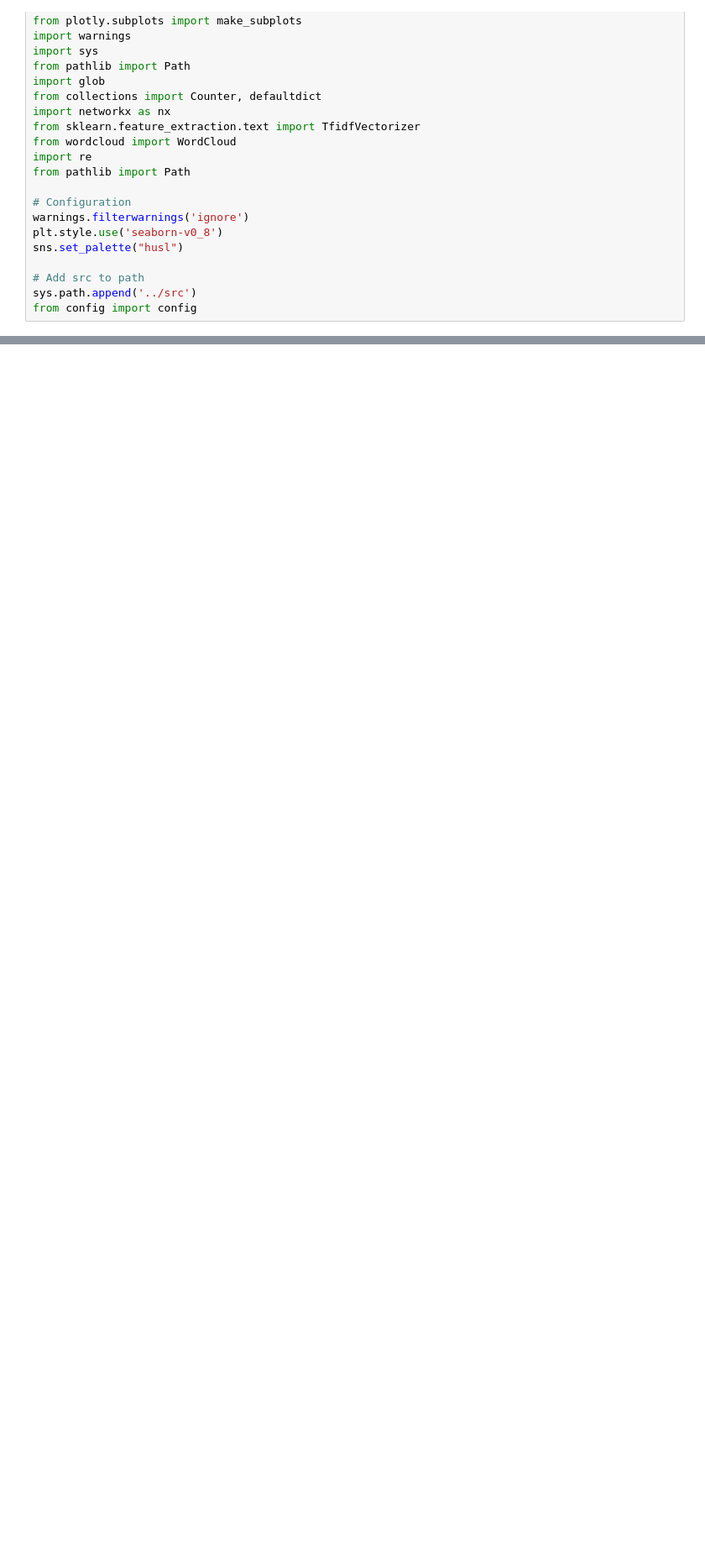
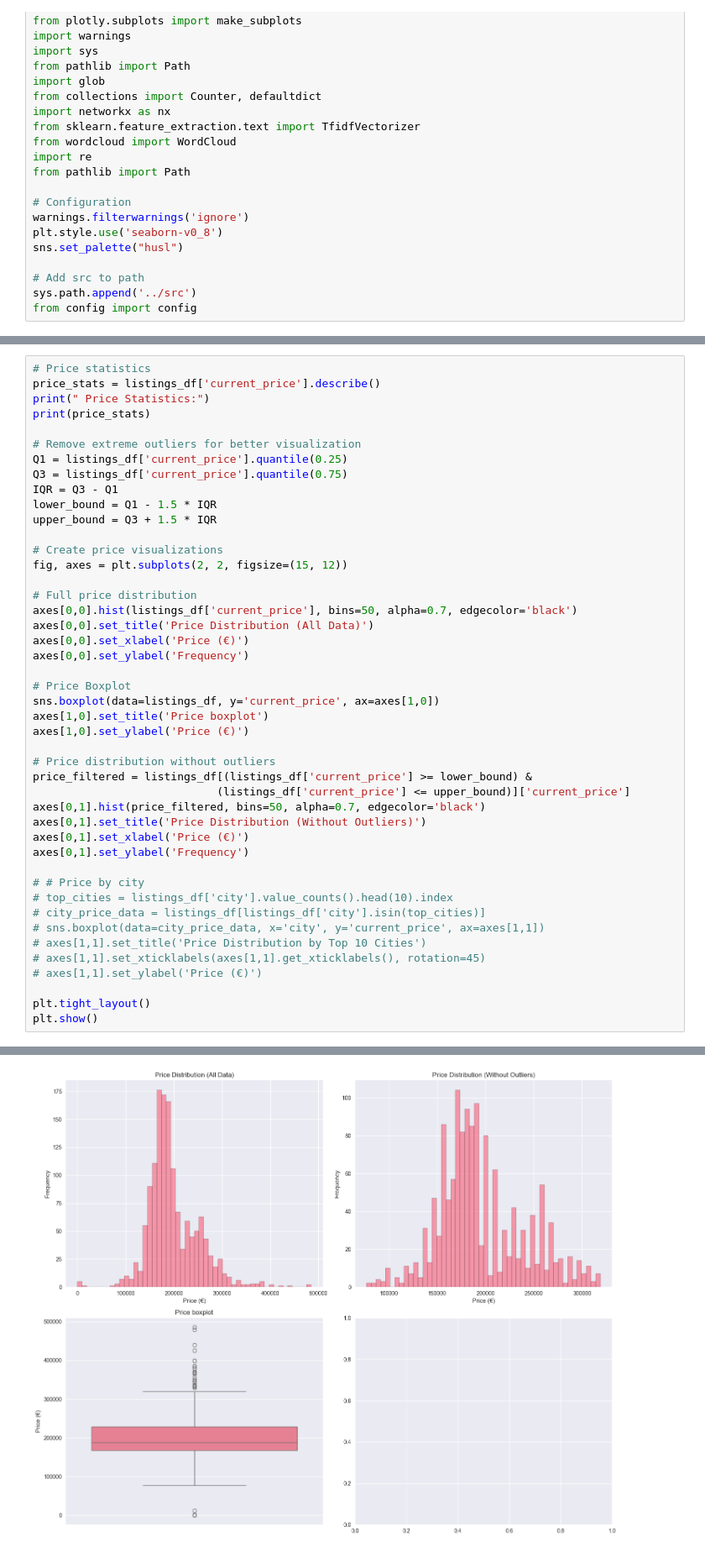
Before and after one commit to oujbou/real_estate_deduplication, a Jupyter notebook: notebooks/01_data_exploration.ipynb, the cells around one changed output, grey strips where cells are left out. Shown: that part at 84% size. Cells and saved outputs as stored; diff of their text form; blank space fills up the shorter version.

```diff
--- a/notebooks/01_data_exploration.ipynb
+++ b/notebooks/01_data_exploration.ipynb
@@ -52,0 +252,46 @@ AttributeError: 'ProjectConfig' object has no attribute 'listing_path'
+# %%
+# Price statistics
+price_stats = listings_df['current_price'].describe()
+print(" Price Statistics:")
+print(price_stats)
+
+# Remove extreme outliers for better visualization
+Q1 = listings_df['current_price'].quantile(0.25)
+Q3 = listings_df['current_price'].quantile(0.75)
+IQR = Q3 - Q1
+lower_bound = Q1 - 1.5 * IQR
+upper_bound = Q3 + 1.5 * IQR
+
+# Create price visualizations
+fig, axes = plt.subplots(2, 2, figsize=(15, 12))
+
+# Full price distribution
+axes[0,0].hist(listings_df['current_price'], bins=50, alpha=0.7, edgecolor='black')
+axes[0,0].set_title('Price Distribution (All Data)')
+axes[0,0].set_xlabel('Price (€)')
+axes[0,0].set_ylabel('Frequency')
+
+# Price Boxplot
+sns.boxplot(data=listings_df, y='current_price', ax=axes[1,0])
+axes[1,0].set_title('Price boxplot')
+axes[1,0].set_ylabel('Price (€)')
+
+# Price distribution without outliers
+price_filtered = listings_df[(listings_df['current_price'] >= lower_bound) &
+                            (listings_df['current_price'] <= upper_bound)]['current_price']
+axes[0,1].hist(price_filtered, bins=50, alpha=0.7, edgecolor='black')
+axes[0,1].set_title('Price Distribution (Without Outliers)')
+axes[0,1].set_xlabel('Price (€)')
+axes[0,1].set_ylabel('Frequency')
+
+# # Price by city
+# top_cities = listings_df['city'].value_counts().head(10).index
+# city_price_data = listings_df[listings_df['city'].isin(top_cities)]
+# sns.boxplot(data=city_price_data, x='city', y='current_price', ax=axes[1,1])
+# axes[1,1].set_title('Price Distribution by Top 10 Cities')
+# axes[1,1].set_xticklabels(axes[1,1].get_xticklabels(), rotation=45)
+# axes[1,1].set_ylabel('Price (€)')
+
+plt.tight_layout()
+plt.show()
+# %% [output]
@@ -52,0 +308 @@ AttributeError: 'ProjectConfig' object has no attribute 'listing_path'
+[figure, added]
```
Also changed, not shown: parts of 11 cells of this notebook.
